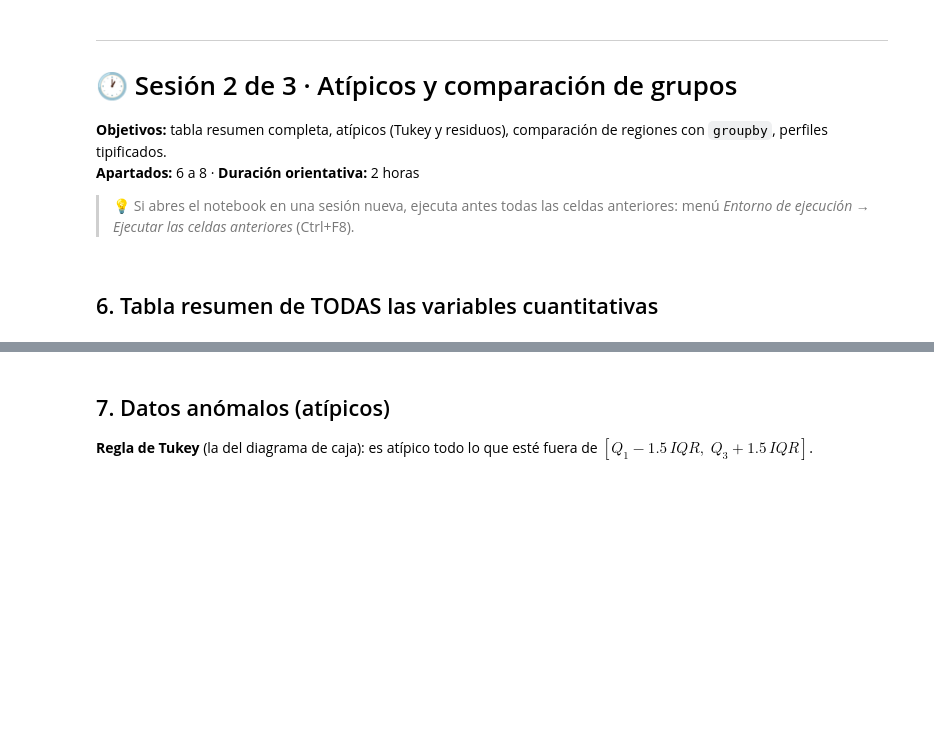
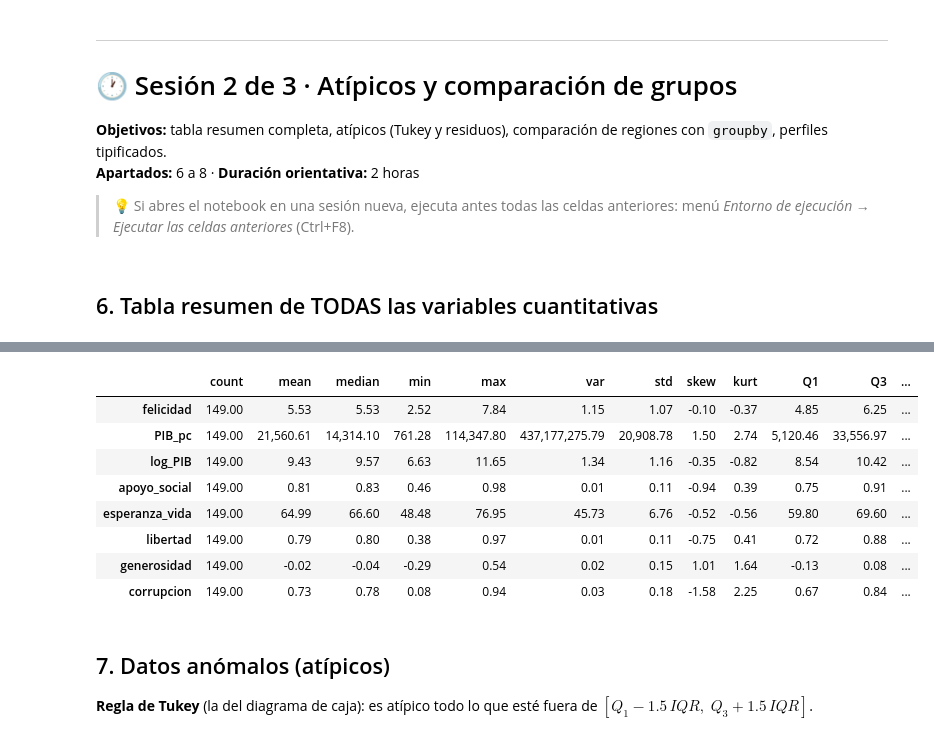
Before and after one commit to DANIFUZZY1975/estadistica-descriptiva-python, a Jupyter notebook: notebooks/02_felicidad_mundial.ipynb, the cells around one changed output, grey strips where cells are left out. Drawn from its saved outputs; the diff is of its cells as text; code cells hidden in the pictures; blank space fills up the shorter version.

```diff
--- a/notebooks/02_felicidad_mundial.ipynb
+++ b/notebooks/02_felicidad_mundial.ipynb
@@ -489,3 +315,21 @@ tabla.style.format("{:,.2f}").background_gradient(subset=["asimetria_Fisher"], c
+# %%
+tabla = df[cuantitativas].agg(["count", "mean", "median", "min", "max", "var", "std", "skew", "kurt"]).T
+tabla["Q1"] = df[cuantitativas].quantile(0.25)
+tabla["Q3"] = df[cuantitativas].quantile(0.75)
+tabla["rango"] = tabla["max"] - tabla["min"]
+tabla["IQR"] = tabla["Q3"] - tabla["Q1"]
+tabla["CV_%"] = 100 * tabla["std"] / tabla["mean"].abs()
+tabla.style.format("{:,.2f}").background_gradient(subset=["skew"], cmap="RdBu_r", vmin=-2, vmax=2)
+# %% [output]
+|  | count | mean | median | min | max | var | std | skew | kurt | Q1 | Q3 | ... |
+| felicidad | 149.00 | 5.53 | 5.53 | 2.52 | 7.84 | 1.15 | 1.07 | -0.10 | -0.37 | 4.85 | 6.25 | ... |
+| PIB_pc | 149.00 | 21,560.61 | 14,314.10 | 761.28 | 114,347.80 | 437,177,275.79 | 20,908.78 | 1.50 | 2.74 | 5,120.46 | 33,556.97 | ... |
+| log_PIB | 149.00 | 9.43 | 9.57 | 6.63 | 11.65 | 1.34 | 1.16 | -0.35 | -0.82 | 8.54 | 10.42 | ... |
+| apoyo_social | 149.00 | 0.81 | 0.83 | 0.46 | 0.98 | 0.01 | 0.11 | -0.94 | 0.39 | 0.75 | 0.91 | ... |
+| esperanza_vida | 149.00 | 64.99 | 66.60 | 48.48 | 76.95 | 45.73 | 6.76 | -0.52 | -0.56 | 59.80 | 69.60 | ... |
+| libertad | 149.00 | 0.79 | 0.80 | 0.38 | 0.97 | 0.01 | 0.11 | -0.75 | 0.41 | 0.72 | 0.88 | ... |
+| generosidad | 149.00 | -0.02 | -0.04 | -0.29 | 0.54 | 0.02 | 0.15 | 1.01 | 1.64 | -0.13 | 0.08 | ... |
+| corrupcion | 149.00 | 0.73 | 0.78 | 0.08 | 0.94 | 0.03 | 0.18 | -1.58 | 2.25 | 0.67 | 0.84 | ... |
 # %% [markdown]
 ## 7. Datos anómalos (atípicos)
 **Regla de Tukey** (la del diagrama de caja): es atípico todo lo que esté fuera de
```
Also changed, not shown: parts of 27 cells of this notebook, 8 other files.
